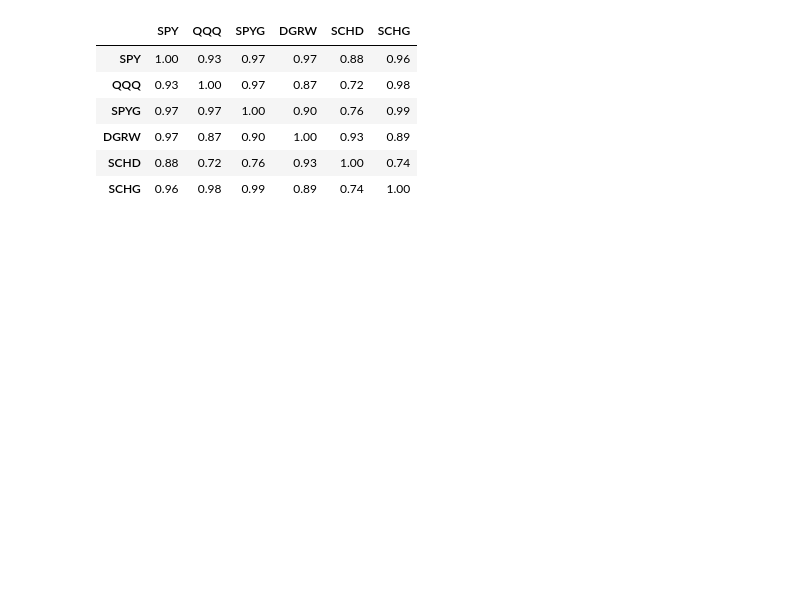
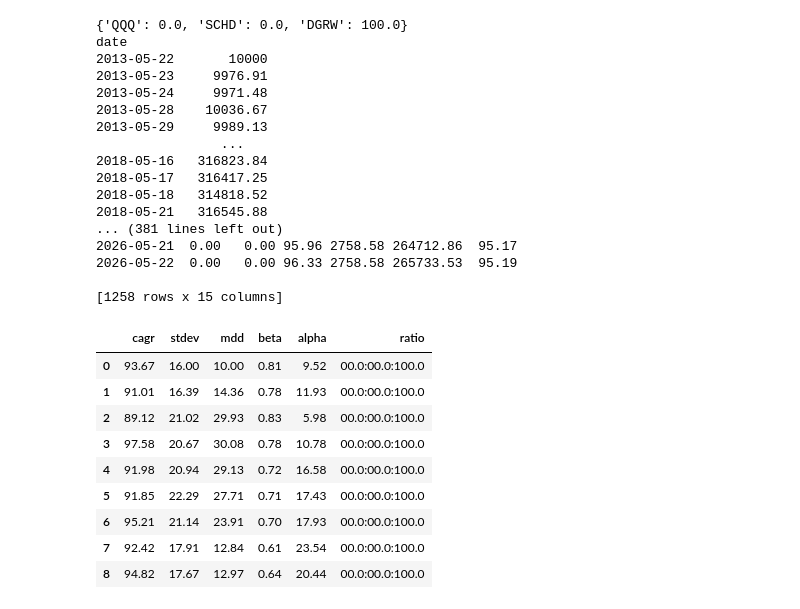
Before and after one commit to RookImS/portfolio_tool, a Jupyter notebook: portfolio.ipynb, the cells around one changed output. Saved outputs shown, nothing was run; the diff lists cells and outputs as text; code cells hidden in the pictures; blank space fills up the shorter version.

Commit message:
Add code for cash flow func

```diff
--- a/portfolio.ipynb
+++ b/portfolio.ipynb
@@ -56,14 +58,3 @@ test_stock = Portfolio(stock_data, 10000)
-# %%
-corr = test_stock.stock_corr()
-corr
-# %% [output]
-|  | SPY | QQQ | SPYG | DGRW | SCHD | SCHG |
-| SPY | 1.00 | 0.93 | 0.97 | 0.97 | 0.88 | 0.96 |
-| QQQ | 0.93 | 1.00 | 0.97 | 0.87 | 0.72 | 0.98 |
-| SPYG | 0.97 | 0.97 | 1.00 | 0.90 | 0.76 | 0.99 |
-| DGRW | 0.97 | 0.87 | 0.90 | 1.00 | 0.93 | 0.89 |
-| SCHD | 0.88 | 0.72 | 0.76 | 0.93 | 1.00 | 0.74 |
-| SCHG | 0.96 | 0.98 | 0.99 | 0.89 | 0.74 | 1.00 |
 # %%
 def calc_target_ratio(base_ratio:tuple, etc_ratio:tuple) -> tuple:
     base_sum = sum(base_ratio)
@@ -79,0 +67,3 @@ benchmark = stock_data[('QQQ', 'adj_price')]
+# %%
+p = Portfolio(stock_data, 10000, {'QQQ':50, 'SCHD':30, 'DGRW':20})
+h, s = p.backtest(duration=5, rebalancing_cycle=5, cash_flow=100, cash_flow_growth=10)
@@ -80,25 +72,69 @@ benchmark = stock_data[('QQQ', 'adj_price')]
 # %%
-# target_ratio를 변경해서 벡테스트
-ratio_change_stats = pd.DataFrame(columns=['cagr', 'stdev', 'mdd', 'beta', 'alpha'])
+from joblib import Parallel, delayed
+from portfolio_test import portfolio_backtest_by_duration
+from portfolio_test import make_benchmark_data
+
+stats = pd.DataFrame(columns=['cagr', 'stdev', 'mdd', 'beta', 'alpha'])
+example = Portfolio(stock_data, 10000, {'QQQ':50, 'SCHD':30, 'DGRW':20 })
+benchmark = Portfolio(stock_data, 10000, {'QQQ':100})
+duration = 5
+cash_flow = 700
+
+benchmark_data = make_benchmark_data(benchmark, example.start_date, duration, cash_flow)
 
 param_list = []
 for qqq_weight in range(0, 100, 5):
     for schd_weight in range(0, 10):
         ratio_qqq_etc = (qqq_weight, 100 - qqq_weight)
         ratio_schd_dgrw = (schd_weight, 10 - schd_weight)
         ratio_qqq_schd_dgrw = calc_target_ratio(ratio_qqq_etc, ratio_schd_dgrw)
 
         target_ratio = {
             'QQQ': ratio_qqq_schd_dgrw[0],
             'SCHD': ratio_qqq_schd_dgrw[1],
             'DGRW': ratio_qqq_schd_dgrw[2]
         }
         print(target_ratio)
         p = Portfolio(stock_data, 10000, target_ratio)
-        param_list.append((p, benchmark, 5))
+        param_list.append((p, benchmark_data, None, duration, cash_flow))
+        break
+    break
 
-with Parallel(n_jobs=-1) as parallel:
-        results = parallel(delayed(portfolio_backtest_by_duration)(*params) for params in param_list)
+results = []
+for params in param_list:
+    results.append(portfolio_backtest_by_duration(*params))
+# with Parallel(n_jobs=-1) as parallel:
+#         results = parallel(delayed(portfolio_backtest_by_duration)(*params) for params in param_list)
 
 for stat in results:
-    ratio_change_stats = pd.concat([ratio_change_stats, stat])
+    stats = pd.concat([stats, stat])
+
+stats
+# %% [output]
+{'QQQ': 0.0, 'SCHD': 0.0, 'DGRW': 100.0}
+date
+2013-05-22       10000
+2013-05-23     9976.91
+2013-05-24     9971.48
+2013-05-28    10036.67
+2013-05-29     9989.13
+                ...
+2018-05-16   316823.84
+2018-05-17   316417.25
+2018-05-18   314818.52
+2018-05-21   316545.88
+... (381 lines left out)
+2026-05-21  0.00   0.00 95.96 2758.58 264712.86  95.17
+2026-05-22  0.00   0.00 96.33 2758.58 265733.53  95.19
+
+[1258 rows x 15 columns]
+|  | cagr | stdev | mdd | beta | alpha | ratio |
+| 0 | 93.67 | 16.00 | 10.00 | 0.81 | 9.52 | 00.0:00.0:100.0 |
+| 1 | 91.01 | 16.39 | 14.36 | 0.78 | 11.93 | 00.0:00.0:100.0 |
+| 2 | 89.12 | 21.02 | 29.93 | 0.83 | 5.98 | 00.0:00.0:100.0 |
+| 3 | 97.58 | 20.67 | 30.08 | 0.78 | 10.78 | 00.0:00.0:100.0 |
+| 4 | 91.98 | 20.94 | 29.13 | 0.72 | 16.58 | 00.0:00.0:100.0 |
+| 5 | 91.85 | 22.29 | 27.71 | 0.71 | 17.43 | 00.0:00.0:100.0 |
+| 6 | 95.21 | 21.14 | 23.91 | 0.70 | 17.93 | 00.0:00.0:100.0 |
+| 7 | 92.42 | 17.91 | 12.84 | 0.61 | 23.54 | 00.0:00.0:100.0 |
+| 8 | 94.82 | 17.67 | 12.97 | 0.64 | 20.44 | 00.0:00.0:100.0 |
```
Also changed, not shown: parts of 17 cells of this notebook, 2 other files.
